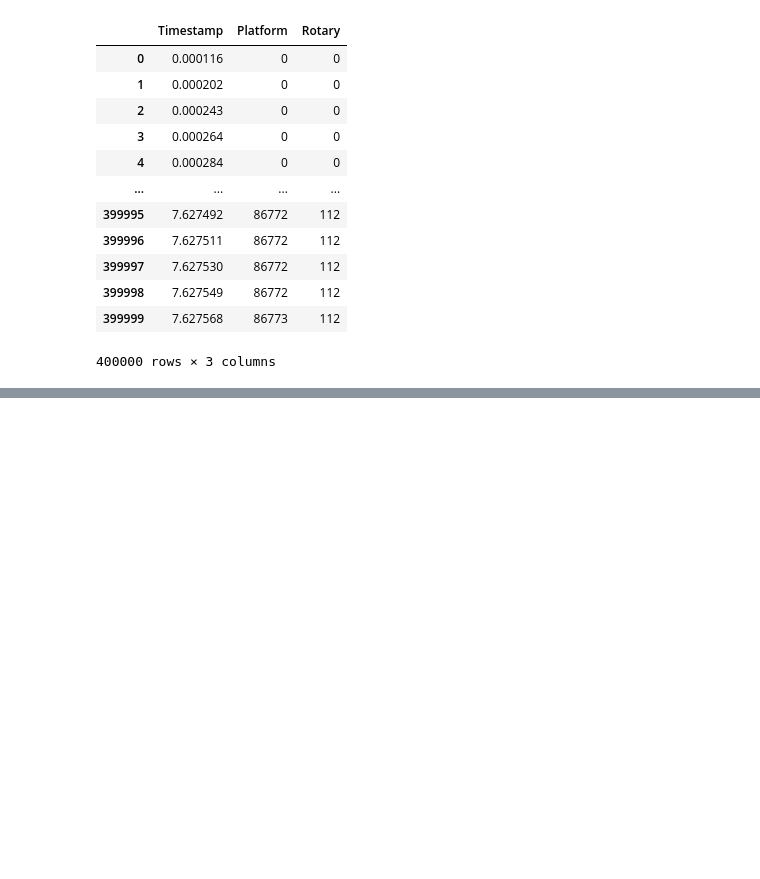
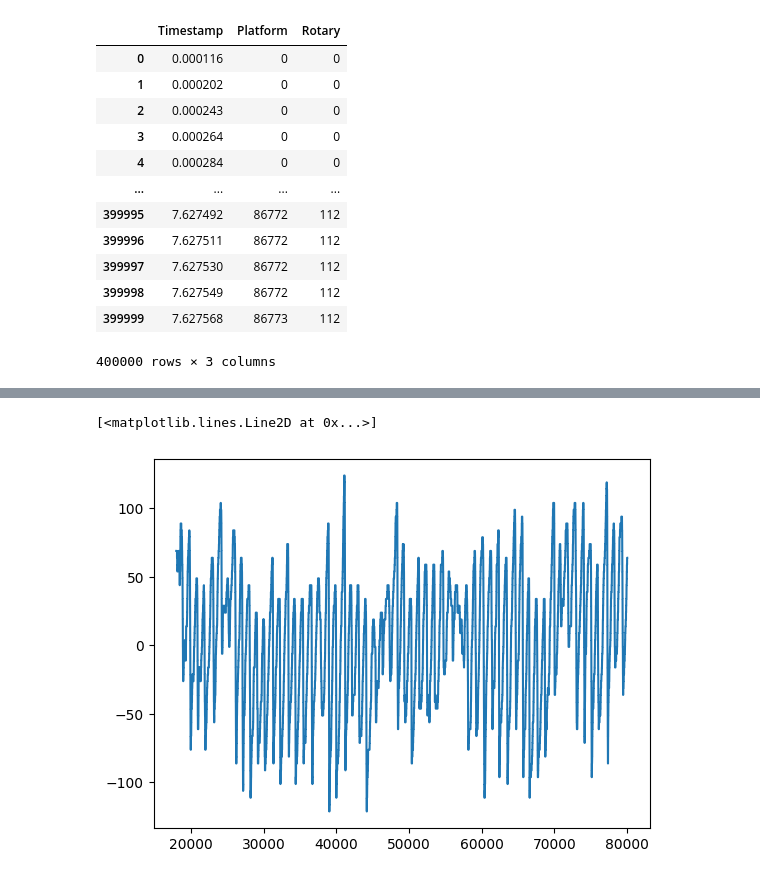
Before and after one commit to malithjkd/texture_haptic, a Jupyter notebook: data_processing/Data_pre_processing.ipynb, the cells around one changed output, grey strips where cells are left out. Saved outputs shown, nothing was run; the diff lists cells and outputs as text; code cells hidden in the pictures; blank space fills up the shorter version.

```diff
--- a/data_processing/Data_pre_processing.ipynb
+++ b/data_processing/Data_pre_processing.ipynb
@@ -37,0 +39,12 @@ end2 = end2[1][0]
+# %%
+start3 = np.where([raw_data1['Platform']<18000])
+start3 = start3[1][-1]
+
+end3 = np.where([raw_data1['Platform']>80000])
+end3 = end3[1][0]
+
+#start2 = np.where([raw_data2['Timestamp']<3])
+#start2 = start2[1][-1]
+
+#end2 = np.where([raw_data2['Timestamp']>7])
+#end2 = end2[1][0]
@@ -57 +72,7 @@ sliced_data2
 209900 rows × 3 columns
+# %%
+sliced_data3 = raw_data1[start3:end3]
+sliced_data3
+
+#sliced_data2 = raw_data2[start1+1:end1]
+#sliced_data2
@@ -60,9 +98,13 @@ Timestamp1 = sliced_data1['Timestamp']
 Platform_disp1 = sliced_data1['Platform']
 Rotary_disp1 = sliced_data1['Rotary']*5-sliced_data1['Rotary'].mean()*5
 
-Timestamp2 = sliced_data2['Timestamp']
-Platform_disp2 = sliced_data2['Platform']
-Rotary_disp2 = sliced_data2['Rotary']*5-sliced_data2['Rotary'].mean()*5
+Timestamp3 = sliced_data3['Timestamp']
+Platform_disp3 = sliced_data3['Platform']
+Rotary_disp3 = sliced_data3['Rotary']*5-sliced_data3['Rotary'].mean()*5
+
+#Timestamp2 = sliced_data2['Timestamp']
+#Platform_disp2 = sliced_data2['Platform']
+#Rotary_disp2 = sliced_data2['Rotary']*5-sliced_data2['Rotary'].mean()*5
 # %%
 fig = plt.figure()
 #axis = fig.add_axes("")
@@ -73,0 +116,8 @@ plt.plot(Platform_disp2,Rotary_disp2)
+# %%
+fig2 = plt.figure()
+#axis = fig.add_axes("")
+plt.plot(Platform_disp3,Rotary_disp3)
+#plt.plot(Platform_disp2,Rotary_disp2)
+# %% [output]
+[<matplotlib.lines.Line2D at 0x...>]
+[figure, added]
```
Also changed, not shown: parts of 7 cells of this notebook.
